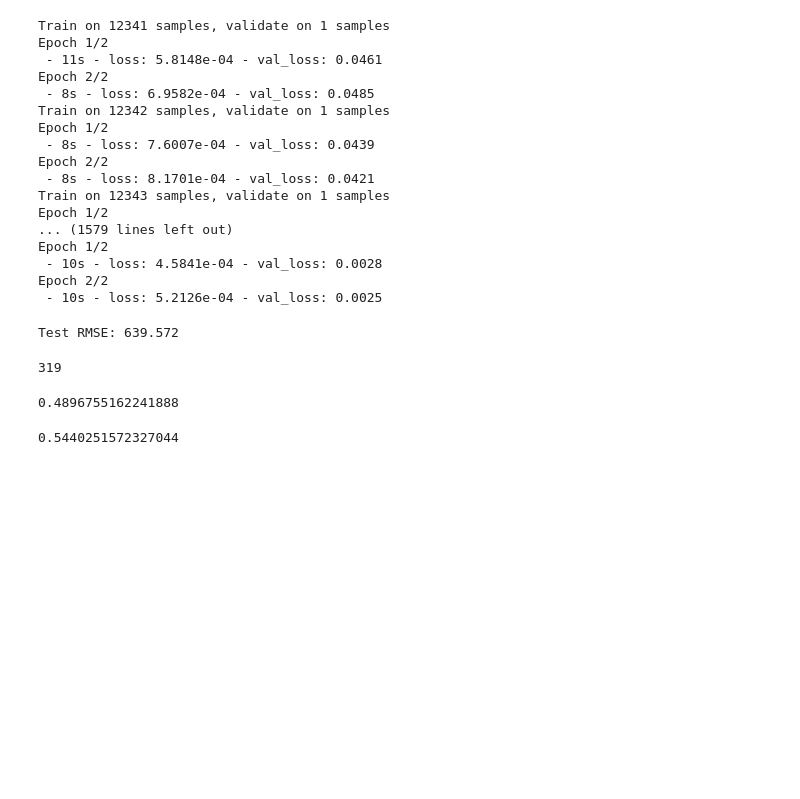
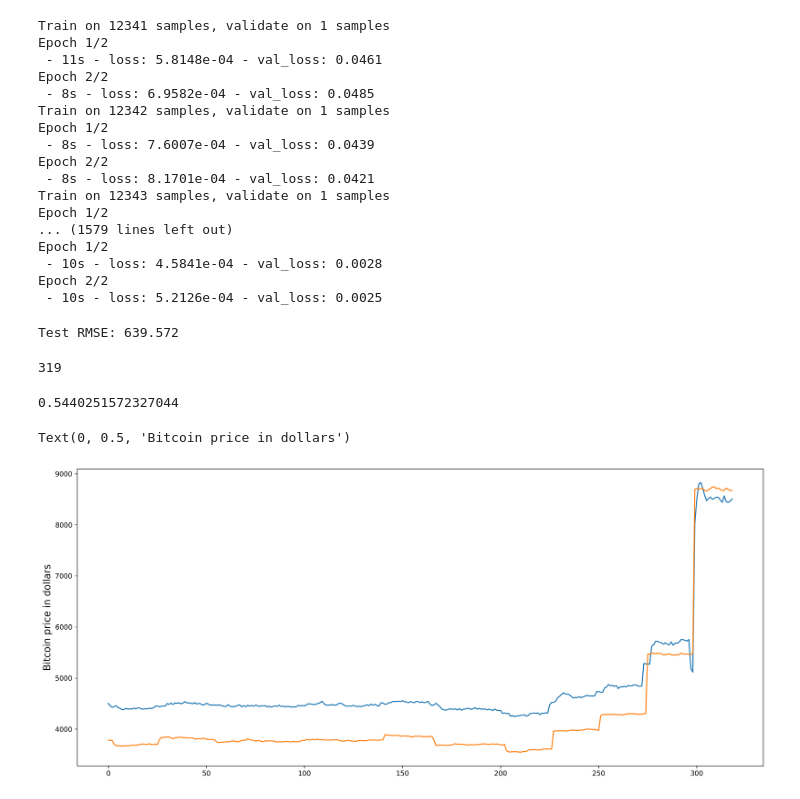
Before and after one commit to MohammadBakir/Bitcoin-Price-Prediction, a Jupyter notebook: time_series/time_series_models.ipynb, the cells around one changed output. Drawn from its saved outputs; the diff is of its cells as text; code cells hidden in the pictures; blank space fills up the shorter version.

```diff
--- a/time_series/time_series_models.ipynb
+++ b/time_series/time_series_models.ipynb
@@ -62,6 +62,8 @@ import pickle
 from numpy.random import seed
 
 from tensorflow import set_random_seed
+# %%
+plt.rcParams['figure.dpi'] = 300
 # %%
 seed(2019)
 set_random_seed(2019)
@@ -468,7 +458,3 @@ correct_predictions_signs = predicts_signs(sings_preds, sings_actuals)
-# %%
-sum(correct_predictions_signs) / len(correct_predictions_signs)
-# %% [output]
-0.4896755162241888
 # %%
 sings_preds_rolling = pd.Series(predicts_roll).diff()[1:]
 # %%
@@ -479,3 +465,11 @@ correct_predictions_signs_roll = predicts_signs(sings_preds_rolling, sings_actua
 sum(correct_predictions_signs_roll) / len(correct_predictions_signs_roll)
 # %% [output]
 0.5440251572327044
+# %%
+plt.figure(figsize=(18,8))
+sns.lineplot(data = predicts_roll)
+sns.lineplot(data = actuals_roll)
+plt.ylabel('Bitcoin price in dollars', size = 14)
+# %% [output]
+Text(0, 0.5, 'Bitcoin price in dollars')
+[figure, added]
```
Also changed, not shown: parts of 6 cells of this notebook, 1 other file.
